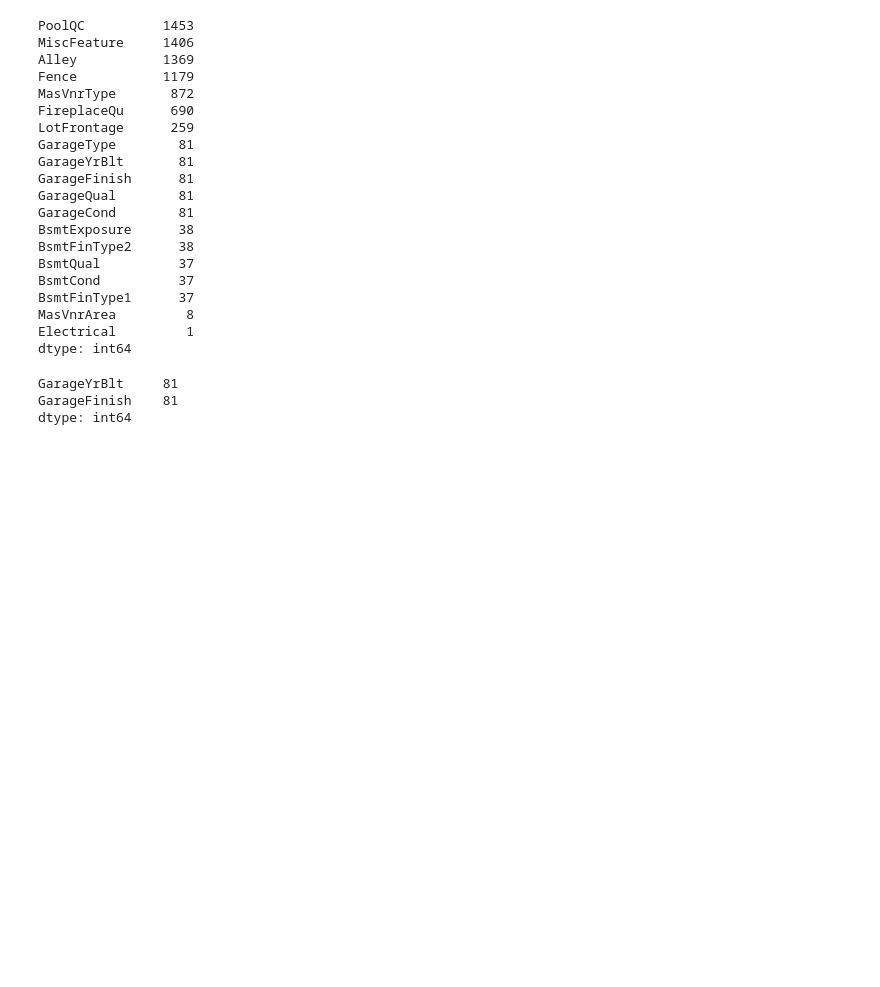
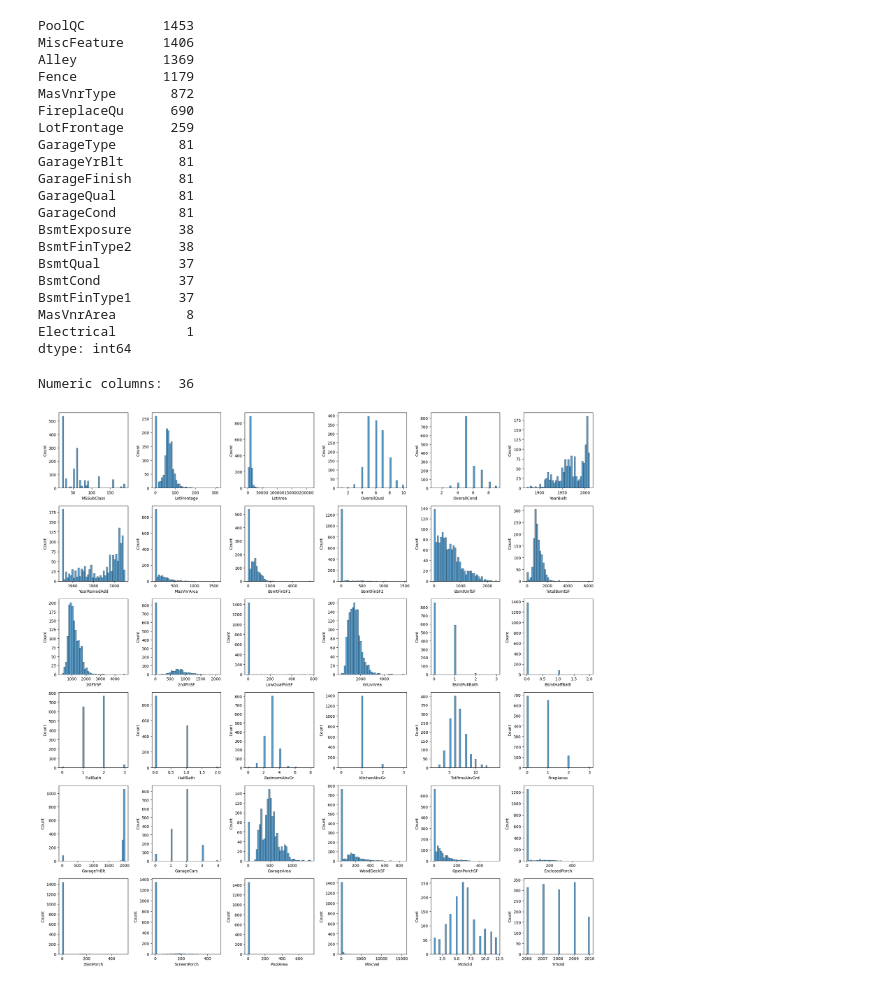
Before and after one commit to stuart-n-wilson/House-price-prediction, a Jupyter notebook: house_price_eda.ipynb, the cells around one changed output. Drawn from its saved outputs; the diff is of its cells as text; code cells hidden in the pictures; blank space fills up the shorter version.

```diff
--- a/house_price_eda.ipynb
+++ b/house_price_eda.ipynb
@@ -101,10 +101,30 @@ df["LotFrontage"] = df["LotFrontage"].fillna(0)
 df['MasVnrArea'] = df['MasVnrArea'].fillna(
     df.groupby('MasVnrType')['MasVnrArea'].transform('median')
 )
-# %%
-missing = df.isnull().sum()
-missing[missing > 0].sort_values(ascending=False)
-# %% [output]
-GarageYrBlt     81
-GarageFinish    81
-dtype: int64
+# %%
+# Fill garage year built and finished both as 0, to later create garage age
+
+df[["GarageYrBlt", "GarageFinish"]] = df[["GarageYrBlt", "GarageFinish"]].fillna(0)
+# %%
+# Numeric feature distrubtion
+
+numeric_cols = df.select_dtypes(np.number).columns.drop("SalePrice")
+
+print("Numeric columns: ", len(numeric_cols))
+# %% [output]
+Numeric columns:  36
+# %%
+# Plot numeric feature distributions in 6 x 6 grid (exclude SalePrice)
+
+fig, axes = plt.subplots(6, 6, sharex = False, sharey = False, figsize = (20, 20))
+
+# Make looping easier
+axes = axes.flatten()
+
+for i, col in enumerate(numeric_cols):
+    sns.histplot(df[col], bins = 40, ax = axes[i])
+
+plt.tight_layout()
+plt.show()
+# %% [output]
+[figure, added]
```
Also changed, not shown: parts of 5 cells of this notebook.
